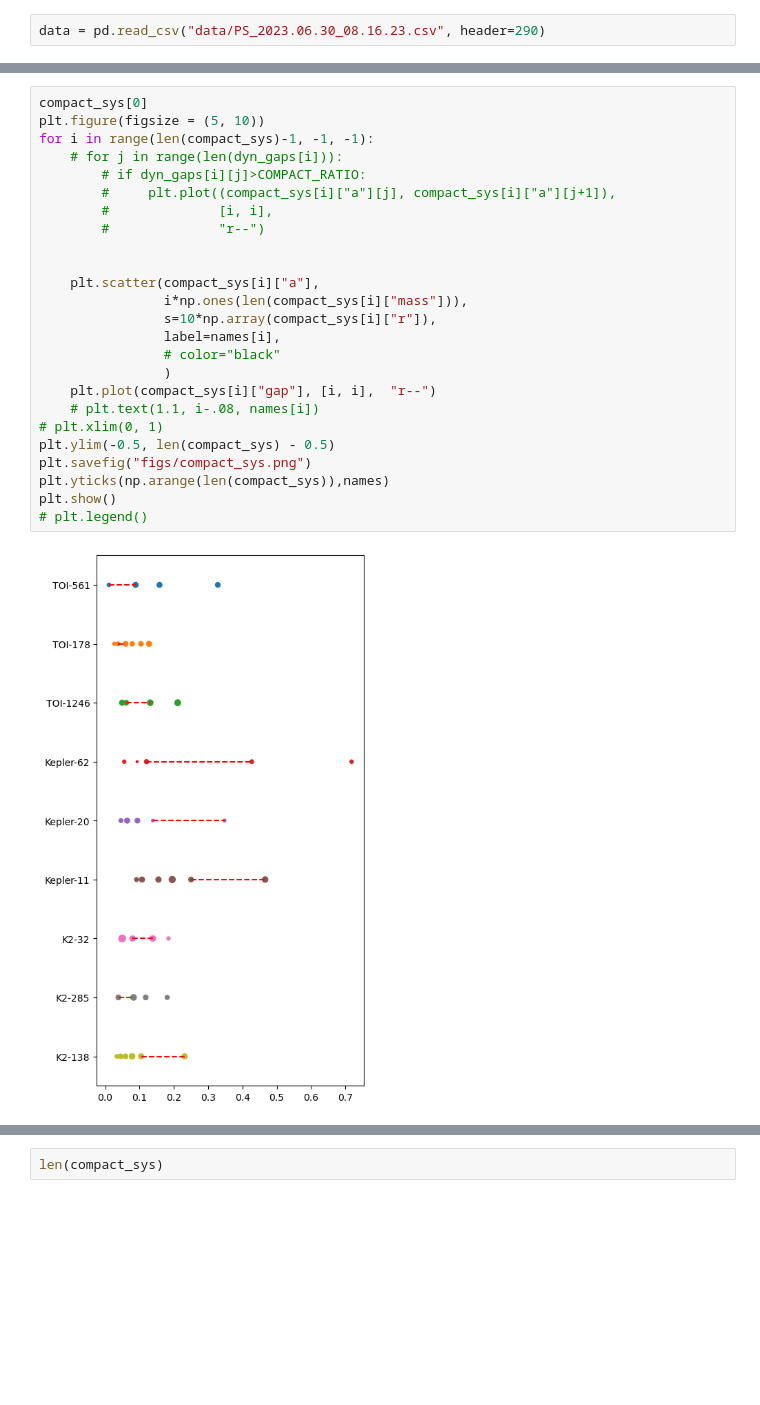
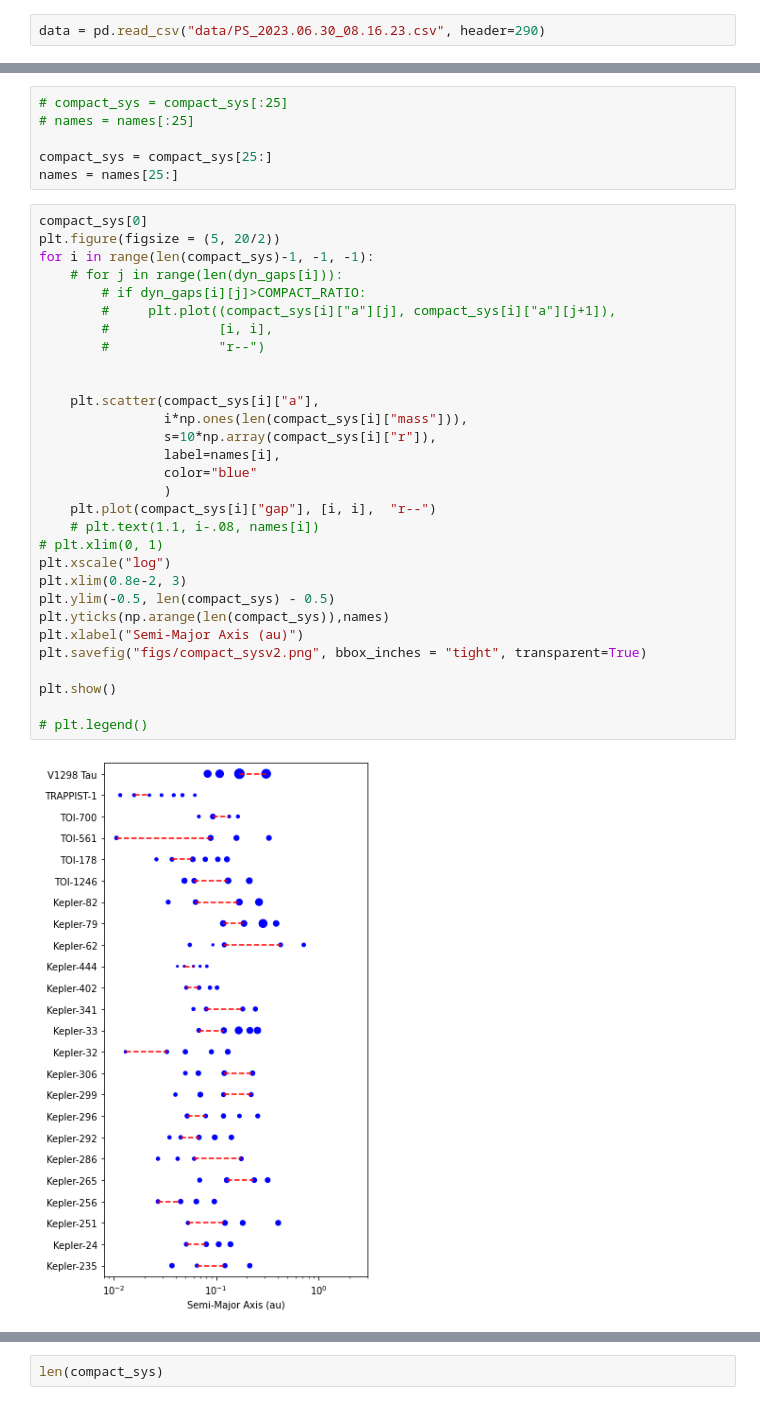
Before and after one commit to wcukier/binary_planets, a Jupyter notebook: play_exoplanets.ipynb, the cells around one changed output, grey strips where cells are left out. Drawn from its saved outputs; the diff is of its cells as text; blank space fills up the shorter version.

```diff
--- a/play_exoplanets.ipynb
+++ b/play_exoplanets.ipynb
@@ -131,27 +210,38 @@ np.save("data/compact_systems.npy", compact_sys)
+# %%
+# compact_sys = compact_sys[:25]
+# names = names[:25]
+
+compact_sys = compact_sys[25:]
+names = names[25:]
 # %%
 compact_sys[0]
-plt.figure(figsize = (5, 10))
+plt.figure(figsize = (5, 20/2))
 for i in range(len(compact_sys)-1, -1, -1):
     # for j in range(len(dyn_gaps[i])):
         # if dyn_gaps[i][j]>COMPACT_RATIO:
         #     plt.plot((compact_sys[i]["a"][j], compact_sys[i]["a"][j+1]),
         #              [i, i],
         #              "r--")
 
 
     plt.scatter(compact_sys[i]["a"],
                 i*np.ones(len(compact_sys[i]["mass"])),
                 s=10*np.array(compact_sys[i]["r"]),
                 label=names[i],
-                # color="black"
+                color="blue"
                 )
     plt.plot(compact_sys[i]["gap"], [i, i],  "r--")
     # plt.text(1.1, i-.08, names[i])
 # plt.xlim(0, 1)
+plt.xscale("log")
+plt.xlim(0.8e-2, 3)
 plt.ylim(-0.5, len(compact_sys) - 0.5)
-plt.savefig("figs/compact_sys.png")
 plt.yticks(np.arange(len(compact_sys)),names)
+plt.xlabel("Semi-Major Axis (au)")
+plt.savefig("figs/compact_sysv2.png", bbox_inches = "tight", transparent=True)
+
 plt.show()
+
 # plt.legend()
 # %% [output]
-[figure, old version]
+[figure, new version]
```
Also changed, not shown: parts of 23 cells of this notebook, 27 other files.
